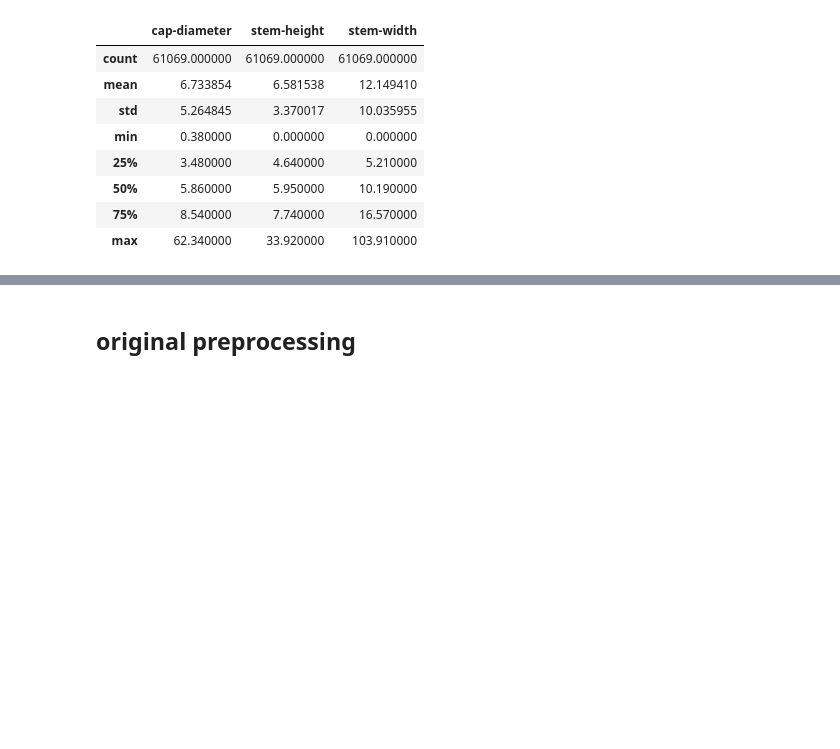
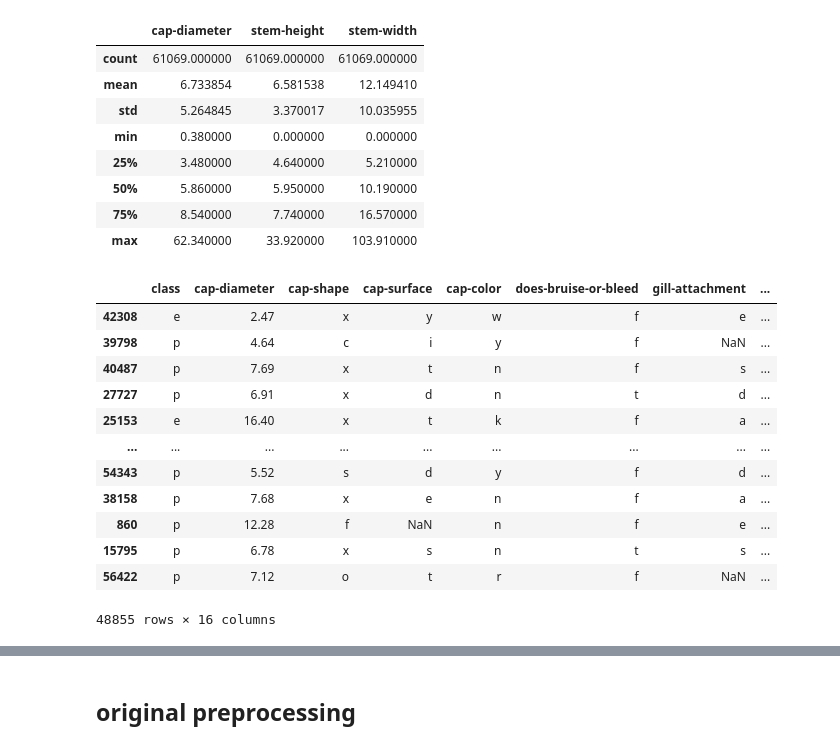
Before and after one commit to GerardoG2/PoisonMushroomClassifier, a Jupyter notebook: Notebooks/datacleaning.ipynb, the cells around one changed output, grey strips where cells are left out. Cells and saved outputs as stored; diff of their text form; code cells hidden in the pictures; blank space fills up the shorter version.

```diff
--- a/Notebooks/datacleaning.ipynb
+++ b/Notebooks/datacleaning.ipynb
@@ -169,3 +340,19 @@ df.describe()
 # split data into train and test before imputation or encoding
 from sklearn.model_selection import train_test_split
 train_df, test_df = train_test_split(df, test_size = .2, random_state=42)
+# %%
+train_df
+# %% [output]
+|  | class | cap-diameter | cap-shape | cap-surface | cap-color | does-bruise-or-bleed | gill-attachment | ... |
+| 42308 | e | 2.47 | x | y | w | f | e | ... |
+| 39798 | p | 4.64 | c | i | y | f | NaN | ... |
+| 40487 | p | 7.69 | x | t | n | f | s | ... |
+| 27727 | p | 6.91 | x | d | n | t | d | ... |
+| 25153 | e | 16.40 | x | t | k | f | a | ... |
+| ... | ... | ... | ... | ... | ... | ... | ... | ... |
+| 54343 | p | 5.52 | s | d | y | f | d | ... |
+| 38158 | p | 7.68 | x | e | n | f | a | ... |
+| 860 | p | 12.28 | f | NaN | n | f | e | ... |
+| 15795 | p | 6.78 | x | s | n | t | s | ... |
+| 56422 | p | 7.12 | o | t | r | f | NaN | ... |
+48855 rows × 16 columns
```
Also changed, not shown: parts of 21 cells of this notebook, 5 other files.
